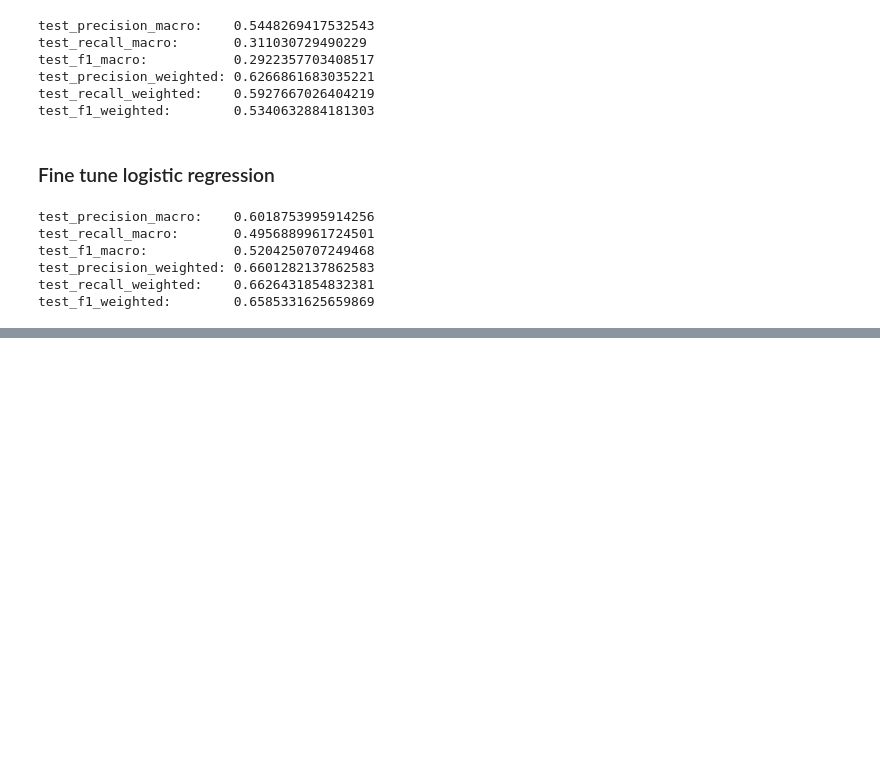
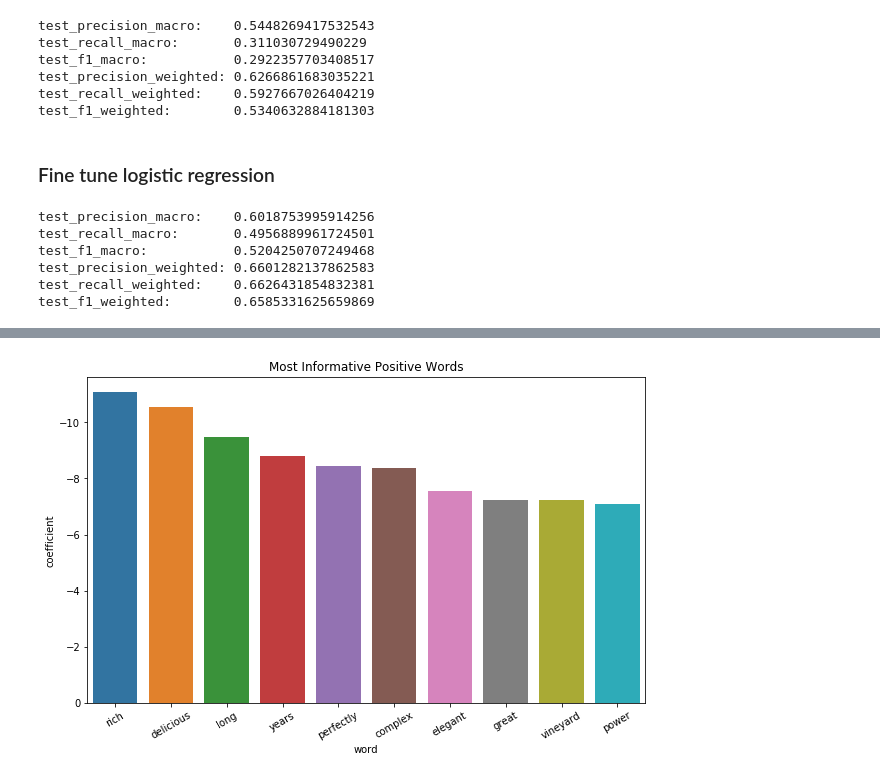
Before and after one commit to maxpeng041/wine-rating-analysis, a Jupyter notebook: wine_rating_analysis.ipynb, the cells around one changed output, grey strips where cells are left out. Saved outputs shown, nothing was run; the diff lists cells and outputs as text; code cells hidden in the pictures; blank space fills up the shorter version.

```diff
--- a/wine_rating_analysis.ipynb
+++ b/wine_rating_analysis.ipynb
@@ -303,0 +358,10 @@ test_f1_weighted:        0.6585331625659869
+# %%
+lr_model_text = LogisticRegression(max_iter=1000, C=10)
+lr_model_text.fit(X_text, y)
+
+feature_names = vectorizer.get_feature_names()
+coefs_with_fns = sorted(zip(lr_model_text.coef_[0], feature_names))
+coef_word=pd.DataFrame(coefs_with_fns)
+coef_word.columns='coefficient','word'
+most_positive_words = coef_word.sort_values(by='coefficient', ascending=True).head(10)
+least_positive_words = coef_word.sort_values(by='coefficient', ascending=False).head(10)
@@ -303,0 +394,8 @@ test_f1_weighted:        0.6585331625659869
+# %%
+plt.figure(figsize=(10,6))
+most_positive_plot = sns.barplot(x='word', y='coefficient', data=most_positive_words)
+most_positive_plot.set_title('Most Informative Positive Words')
+most_positive_plot.set_xticklabels(most_positive_plot.get_xticklabels(), rotation=30)
+plt.ylim(reversed(plt.ylim()));
+# %% [output]
+[figure, added]
```
Also changed, not shown: parts of 10 cells of this notebook.
